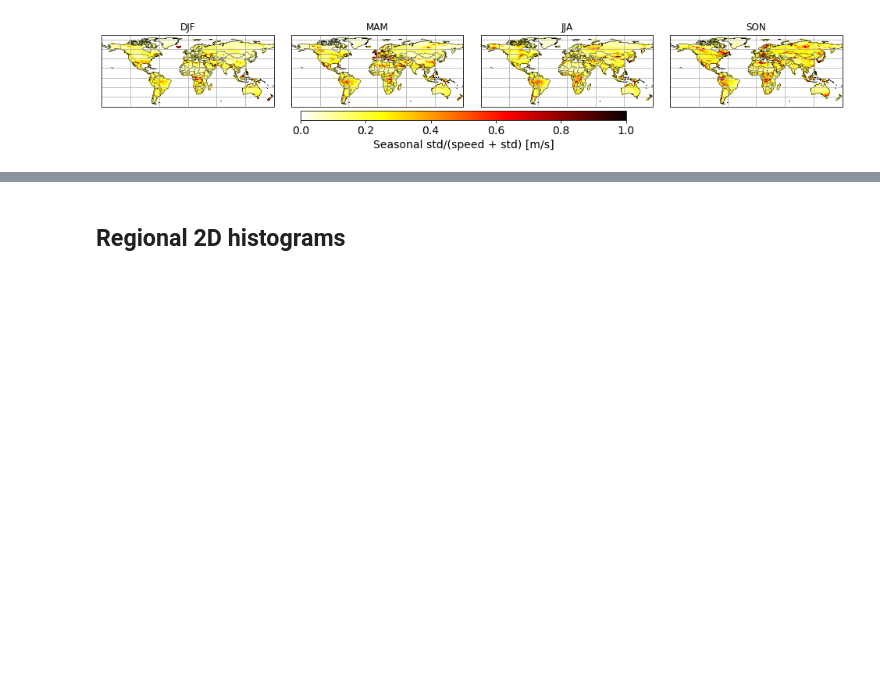
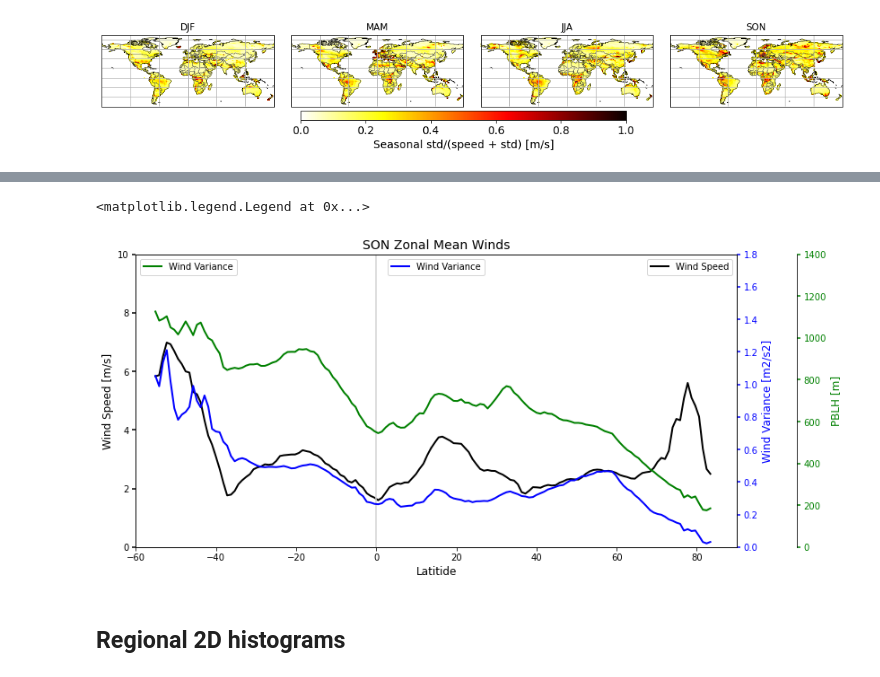
Before and after one commit to megandevlan/CLUBB_statistics, a Jupyter notebook: Regional_CombineUV.ipynb, the cells around one changed output, grey strips where cells are left out. Saved outputs shown, nothing was run; the diff lists cells and outputs as text; code cells hidden in the pictures; blank space fills up the shorter version.

```diff
--- a/Regional_CombineUV.ipynb
+++ b/Regional_CombineUV.ipynb
@@ -38,6 +38,7 @@ nameEnd    = '_CLUBBwinds.nc'
 nameEnd_UV = '_UV.nc'
 nameEnd_W  = '_W.nc'
 nameEnd_PBLH = '_PBLH.nc'
+nameEnd_FLX  = '_sfcFluxes.nc'
 
 #decadeList = ['1951-59','1960-69', '1970-79','1980-89','1990-99','2000-14']
 decadeList = ['1970-79','1980-89','1990-99','2000-14']
@@ -170,6 +179,7 @@ sfcWindVar = windVar[:,1,:,:]
 # Compute means
 seasonalWindSpd = np.full([4, len(lat), len(lon)], np.nan)
 seasonalWindVar = np.full([4, len(lat), len(lon)], np.nan)
+seasonalPBLH    = np.full([4, len(lat), len(lon)], np.nan)
 seasonalTitles  = np.asarray(['DJF','MAM','JJA','SON'])
 
 seasonalWindSpd[0,:,:] = np.nanmean(sfcWindSpd[iDJF,:,:], axis=0)
@@ -181,6 +191,11 @@ seasonalWindVar[0,:,:] = np.nanmean(sfcWindVar[iDJF,:,:], axis=0)
 seasonalWindVar[1,:,:] = np.nanmean(sfcWindVar[iMAM,:,:], axis=0)
 seasonalWindVar[2,:,:] = np.nanmean(sfcWindVar[iJJA,:,:], axis=0)
 seasonalWindVar[3,:,:] = np.nanmean(sfcWindVar[iSON,:,:], axis=0)
+
+seasonalPBLH[0,:,:] = np.nanmean(PBLH[iDJF,:,:], axis=0)
+seasonalPBLH[1,:,:] = np.nanmean(PBLH[iMAM,:,:], axis=0)
+seasonalPBLH[2,:,:] = np.nanmean(PBLH[iJJA,:,:], axis=0)
+seasonalPBLH[3,:,:] = np.nanmean(PBLH[iSON,:,:], axis=0)
 # %%
 # Set up figure
 fig, axs = plt.subplots(2,4, figsize=(17, 8),
@@ -298,3 +315,75 @@ for iSeason in range(4):
+# %%
+# --- Probably makes sense to keep seasonally separate ---
+
+# Use seasonal mean values (over land only), and average over longitude
+land_windSpd = seasonalWindSpd*landMask
+land_windVar = seasonalWindVar*landMask
+land_PBLH    = seasonalPBLH*landMask
+
+lonMean_windSpd = np.nanmean(land_windSpd, axis=2)
+lonMean_windVar = np.nanmean(land_windVar, axis=2)
+lonMean_PBLH    = np.nanmean(land_PBLH, axis=2)
+# %%
+# ---- Plot selected season ----
+
+# Choice of season to plot
+iSeason = 3
+seasonalTitles  = np.asarray(['DJF','MAM','JJA','SON'])
+
+# Set up figure
+fig, ax1 = plt.subplots(1,1, figsize=(12, 6))
+
+# Plot wind speed
+p1, = ax1.plot(lat, lonMean_windSpd[iSeason,:], 'k-', linewidth=2, label='Wind Speed')
+# Plot wind variance
+ax2 = ax1.twinx()
+p2, = ax2.plot(lat,lonMean_windVar[iSeason,:],'b-', linewidth=2, label='Wind Variance')
+# Plot PBLH too? (Copied from matplotlib example online)
+def make_patch_spines_invisible(ax):
+    ax.set_frame_on(True)
+    ax.patch.set_visible(False)
+    for sp in ax.spines.values():
+        sp.set_visible(False)
+# Offset the right spine of par2.  The ticks and label have already been
+# placed on the right by twinx above.
+ax3 = ax1.twinx()
+ax3.spines["right"].set_position(("axes", 1.1))
+# Having been created by twinx, par2 has its frame off, so the line of its
+# detached spine is invisible.  First, activate the frame but make the patch
+# and spines invisible.
+make_patch_spines_invisible(ax3)
+# Second, show the right spine.
+ax3.spines["right"].set_visible(True)
+# Now plot
+p3, = ax3.plot(lat,lonMean_PBLH[iSeason,:],'g-', linewidth=2, label='Wind Variance')
+
+
+# Assorted other plotting options
+ax1.set_xlim([-60,90])
+ax1.set_ylim([0, 10])
+ax2.set_ylim([0, 1.8])
+ax3.set_ylim([0, 1400])
+ax1.set_title(seasonalTitles[iSeason]+' Zonal Mean Winds', fontsize=14)
+ax1.set_xlabel('Latitide', fontsize=12)
+ax1.set_ylabel('Wind Speed [m/s]', fontsize=12)
+ax2.set_ylabel('Wind Variance [m2/s2]', fontsize=12)
+ax3.set_ylabel('PBLH [m]', fontsize=12)
+ax1.axvline(0,color='lightgray')
+# Set y-axes as color-matching to lines
+ax1.yaxis.label.set_color(p1.get_color())
+ax2.yaxis.label.set_color(p2.get_color())
+ax3.yaxis.label.set_color(p3.get_color())
+tkw = dict(size=4, width=1.5)
+ax1.tick_params(axis='y', colors=p1.get_color(), **tkw)
+ax2.tick_params(axis='y', colors=p2.get_color(), **tkw)
+ax3.tick_params(axis='y', colors=p3.get_color(), **tkw)
+
+ax1.legend(loc='upper right')
+ax2.legend(loc='upper center')
+ax3.legend(loc='upper left')
+# %% [output]
+<matplotlib.legend.Legend at 0x...>
+[figure, added]
 # %% [markdown]
 ## Regional 2D histograms
 # %%
```
Also changed, not shown: parts of 16 cells of this notebook.
